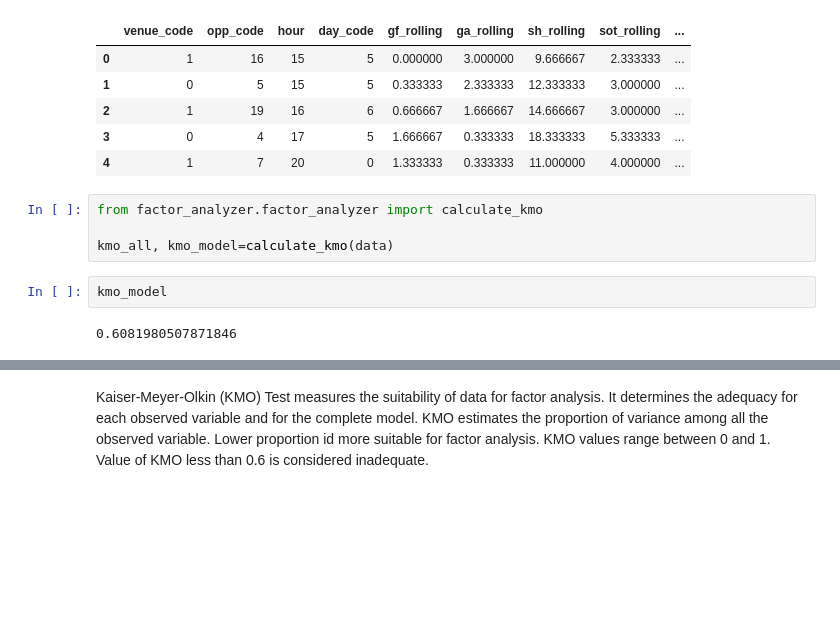
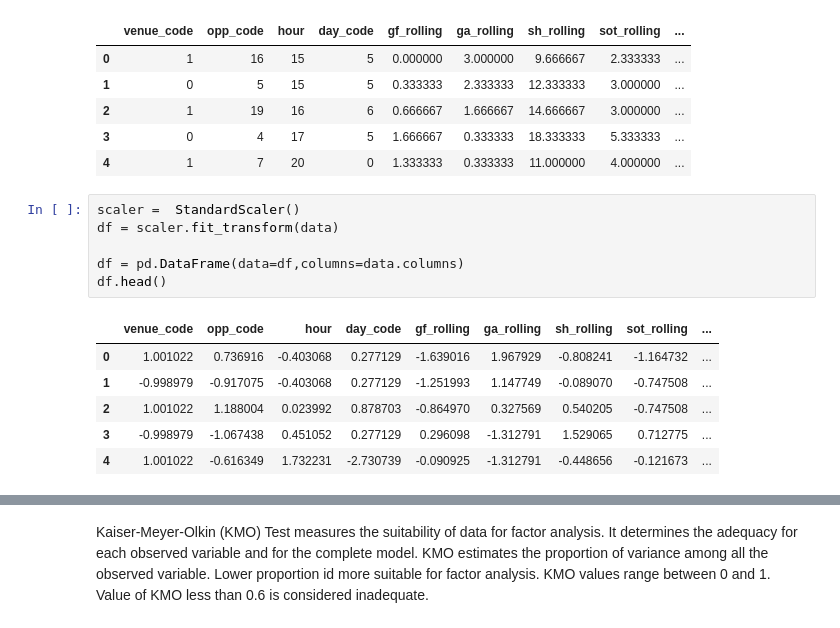
Before and after one commit to AmirJlr/Data-Science-Algorithms-FUM, a Jupyter notebook: Linear Model/FA/factor analysis 1 .ipynb, the cells around one changed output, grey strips where cells are left out. Saved outputs shown, nothing was run; the diff lists cells and outputs as text; blank space fills up the shorter version.

```diff
--- a/Linear Model/FA/factor analysis 1 .ipynb
+++ b/Linear Model/FA/factor analysis 1 .ipynb
@@ -37,11 +22,16 @@ data.head()
 | 2 | 1 | 19 | 16 | 6 | 0.666667 | 1.666667 | 14.666667 | 3.000000 | ... |
 | 3 | 0 | 4 | 17 | 5 | 1.666667 | 0.333333 | 18.333333 | 5.333333 | ... |
 | 4 | 1 | 7 | 20 | 0 | 1.333333 | 0.333333 | 11.000000 | 4.000000 | ... |
-# %%
-from factor_analyzer.factor_analyzer import calculate_kmo
-
-kmo_all, kmo_model=calculate_kmo(data)
-# %%
-kmo_model
-# %% [output]
-0.6081980507871846
+# %%
+scaler =  StandardScaler()
+df = scaler.fit_transform(data)
+
+df = pd.DataFrame(data=df,columns=data.columns)
+df.head()
+# %% [output]
+|  | venue_code | opp_code | hour | day_code | gf_rolling | ga_rolling | sh_rolling | sot_rolling | ... |
+| 0 | 1.001022 | 0.736916 | -0.403068 | 0.277129 | -1.639016 | 1.967929 | -0.808241 | -1.164732 | ... |
+| 1 | -0.998979 | -0.917075 | -0.403068 | 0.277129 | -1.251993 | 1.147749 | -0.089070 | -0.747508 | ... |
+| 2 | 1.001022 | 1.188004 | 0.023992 | 0.878703 | -0.864970 | 0.327569 | 0.540205 | -0.747508 | ... |
+| 3 | -0.998979 | -1.067438 | 0.451052 | 0.277129 | 0.296098 | -1.312791 | 1.529065 | 0.712775 | ... |
+| 4 | 1.001022 | -0.616349 | 1.732231 | -2.730739 | -0.090925 | -1.312791 | -0.448656 | -0.121673 | ... |
```
Also changed, not shown: parts of 21 cells of this notebook.
